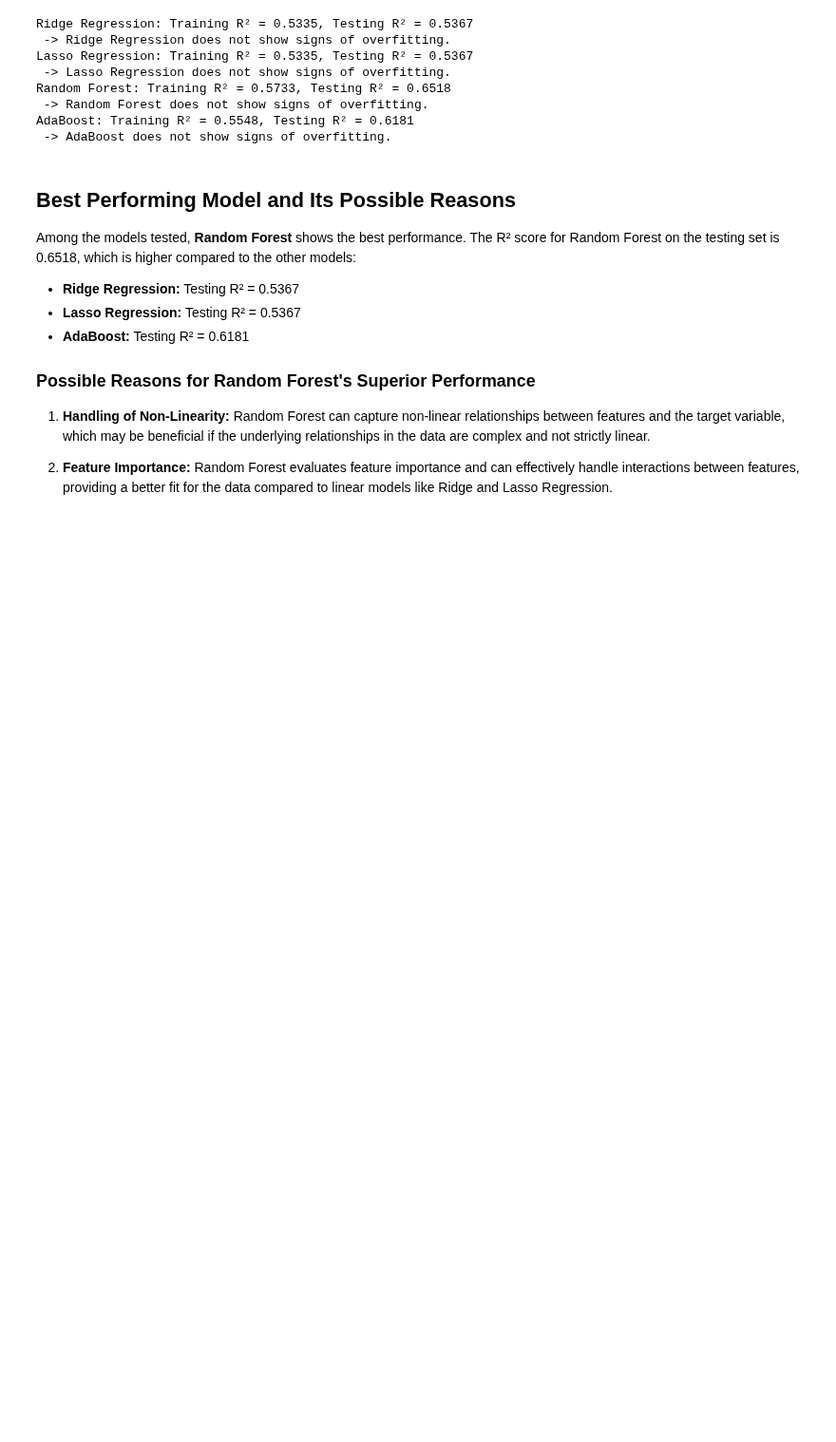
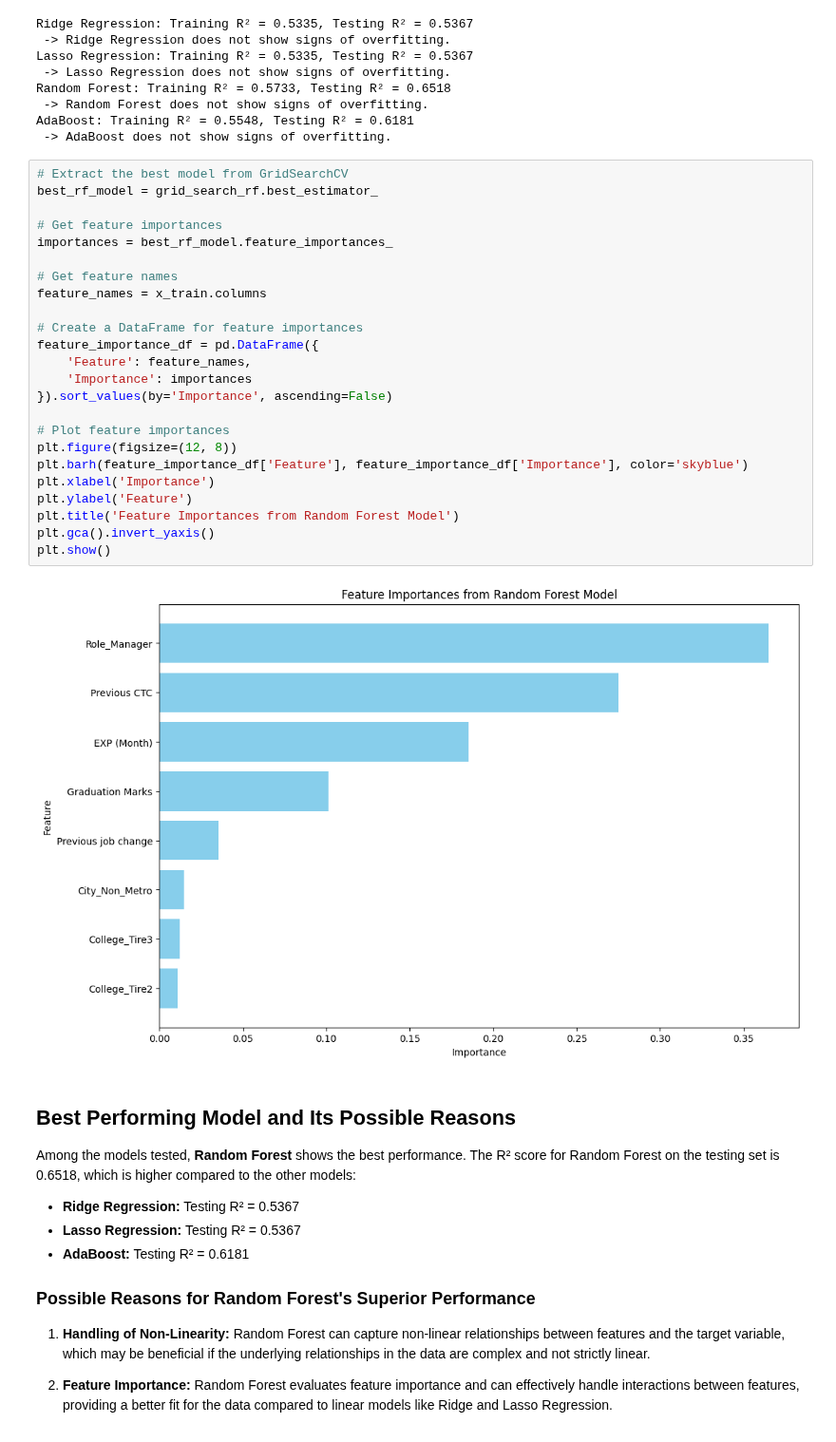
Before and after one commit to Glamorous9754/Practice-in-Jupyter, a Jupyter notebook: Final Project Notebook.ipynb, the cells around one changed output. Shown at 95% size. Cells and saved outputs as stored; diff of their text form; blank space fills up the shorter version.

```diff
--- a/Final Project Notebook.ipynb
+++ b/Final Project Notebook.ipynb
@@ -573,6 +574,32 @@ Random Forest: Training R² = 0.5733, Testing R² = 0.6518
  -> Random Forest does not show signs of overfitting.
 AdaBoost: Training R² = 0.5548, Testing R² = 0.6181
  -> AdaBoost does not show signs of overfitting.
+# %%
+# Extract the best model from GridSearchCV
+best_rf_model = grid_search_rf.best_estimator_
+
+# Get feature importances
+importances = best_rf_model.feature_importances_
+
+# Get feature names
+feature_names = x_train.columns
+
+# Create a DataFrame for feature importances
+feature_importance_df = pd.DataFrame({
+    'Feature': feature_names,
+    'Importance': importances
+}).sort_values(by='Importance', ascending=False)
+
+# Plot feature importances
+plt.figure(figsize=(12, 8))
+plt.barh(feature_importance_df['Feature'], feature_importance_df['Importance'], color='skyblue')
+plt.xlabel('Importance')
+plt.ylabel('Feature')
+plt.title('Feature Importances from Random Forest Model')
+plt.gca().invert_yaxis()
+plt.show()
+# %% [output]
+[figure, added]
 # %% [markdown]
 ## Best Performing Model and Its Possible Reasons
 
```
Also changed, not shown: parts of 1 cell of this notebook.
